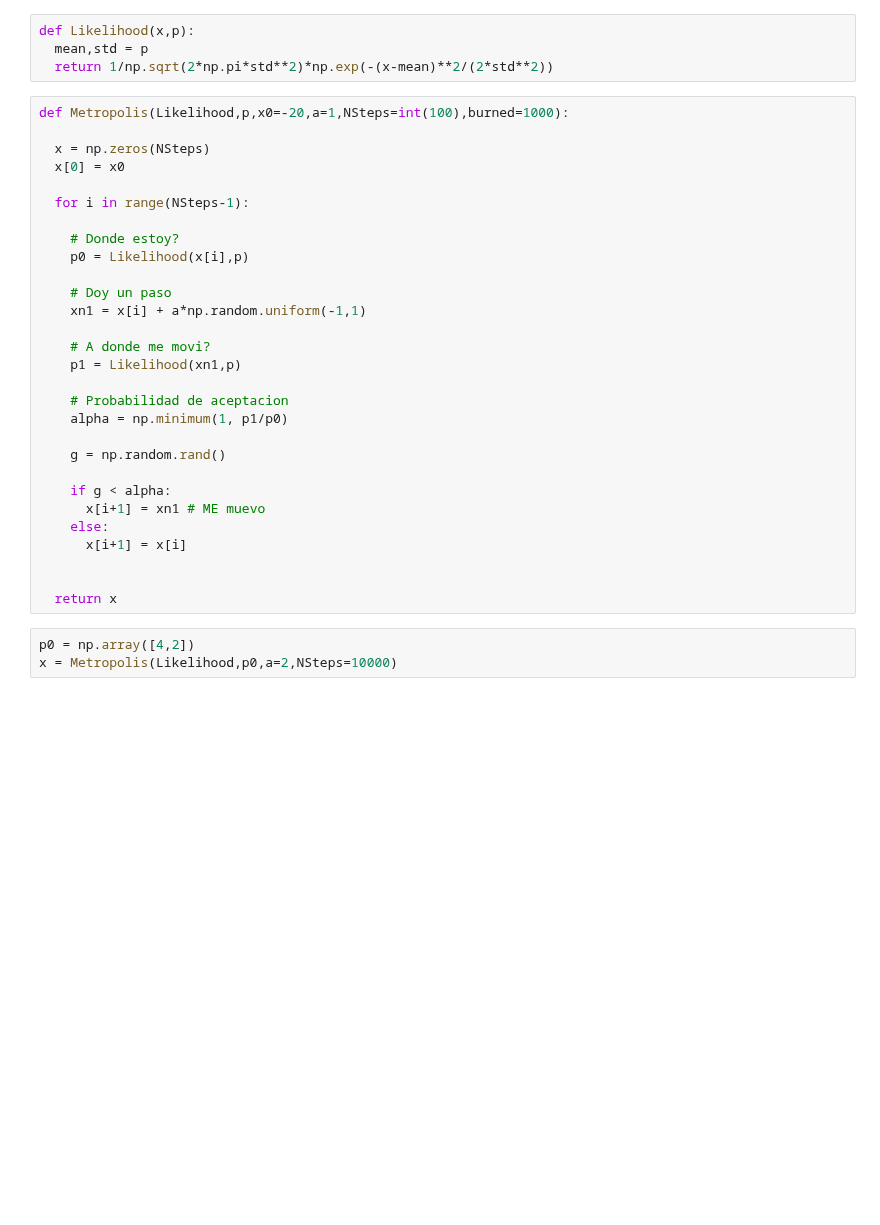
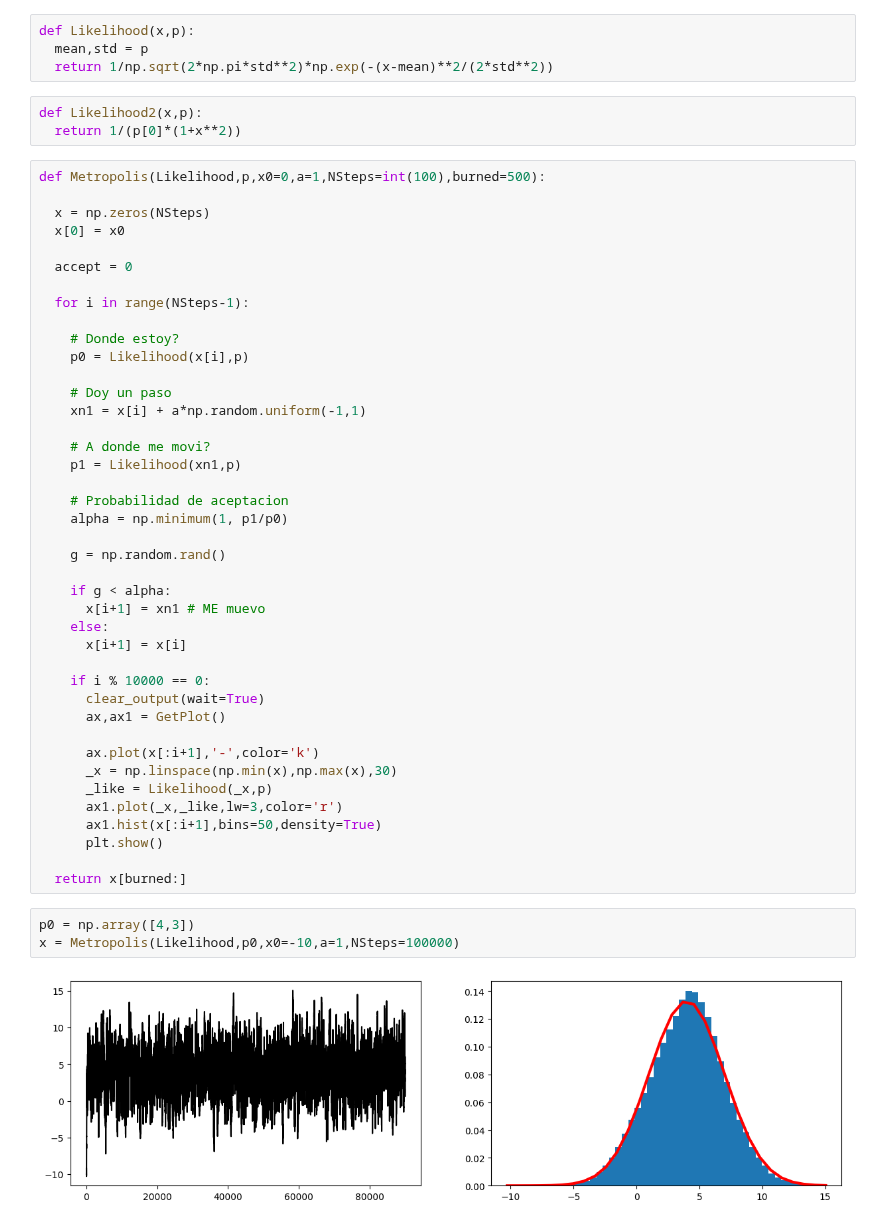
Before and after one commit to asegura4488/MetodosComputacionales1, a Jupyter notebook: Semana15/Metropolis.ipynb, the cells around one changed output. Cells and saved outputs as stored; diff of their text form; blank space fills up the shorter version.

```diff
--- a/Semana15/Metropolis.ipynb
+++ b/Semana15/Metropolis.ipynb
@@ -19,11 +19,16 @@ def GetPlot():
 def Likelihood(x,p):
   mean,std = p
   return 1/np.sqrt(2*np.pi*std**2)*np.exp(-(x-mean)**2/(2*std**2))
+# %%
+def Likelihood2(x,p):
+  return 1/(p[0]*(1+x**2))
 # %%
-def Metropolis(Likelihood,p,x0=-20,a=1,NSteps=int(100),burned=1000):
+def Metropolis(Likelihood,p,x0=0,a=1,NSteps=int(100),burned=500):
 
   x = np.zeros(NSteps)
   x[0] = x0
+
+  accept = 0
 
   for i in range(NSteps-1):
 
@@ -46,8 +51,20 @@ def Metropolis(Likelihood,p,x0=-20,a=1,NSteps=int(100),burned=1000):
     else:
       x[i+1] = x[i]
 
+    if i % 10000 == 0:
+      clear_output(wait=True)
+      ax,ax1 = GetPlot()
 
-  return x
+      ax.plot(x[:i+1],'-',color='k')
+      _x = np.linspace(np.min(x),np.max(x),30)
+      _like = Likelihood(_x,p)
+      ax1.plot(_x,_like,lw=3,color='r')
+      ax1.hist(x[:i+1],bins=50,density=True)
+      plt.show()
+
+  return x[burned:]
 # %%
-p0 = np.array([4,2])
-x = Metropolis(Likelihood,p0,a=2,NSteps=10000)
+p0 = np.array([4,3])
+x = Metropolis(Likelihood,p0,x0=-10,a=1,NSteps=100000)
+# %% [output]
+[figure, added]
```
Also changed, not shown: parts of 4 cells of this notebook.
